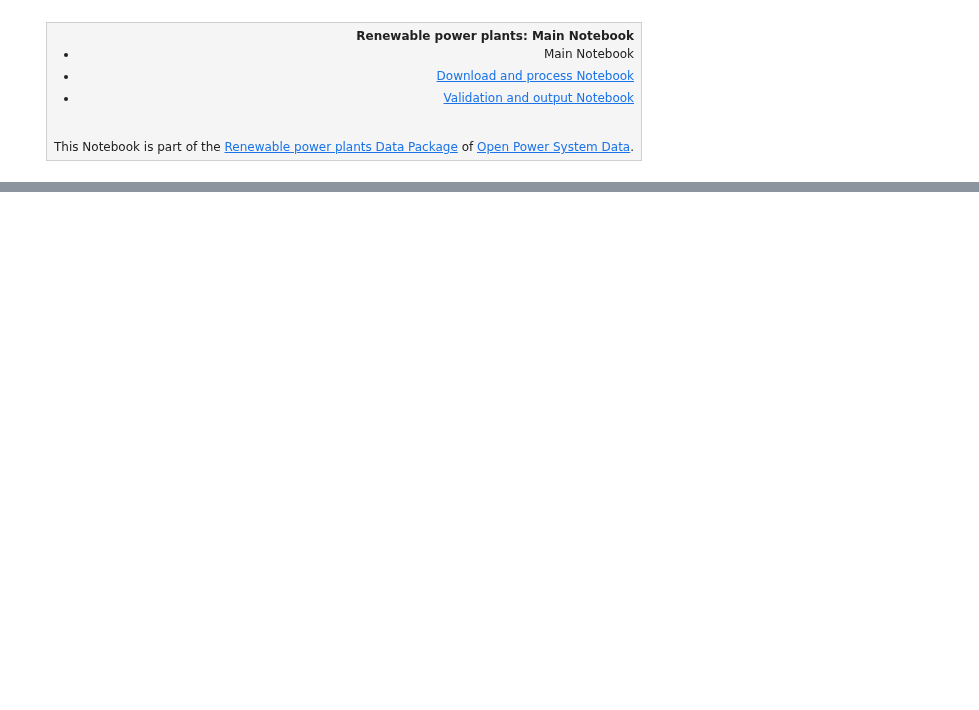
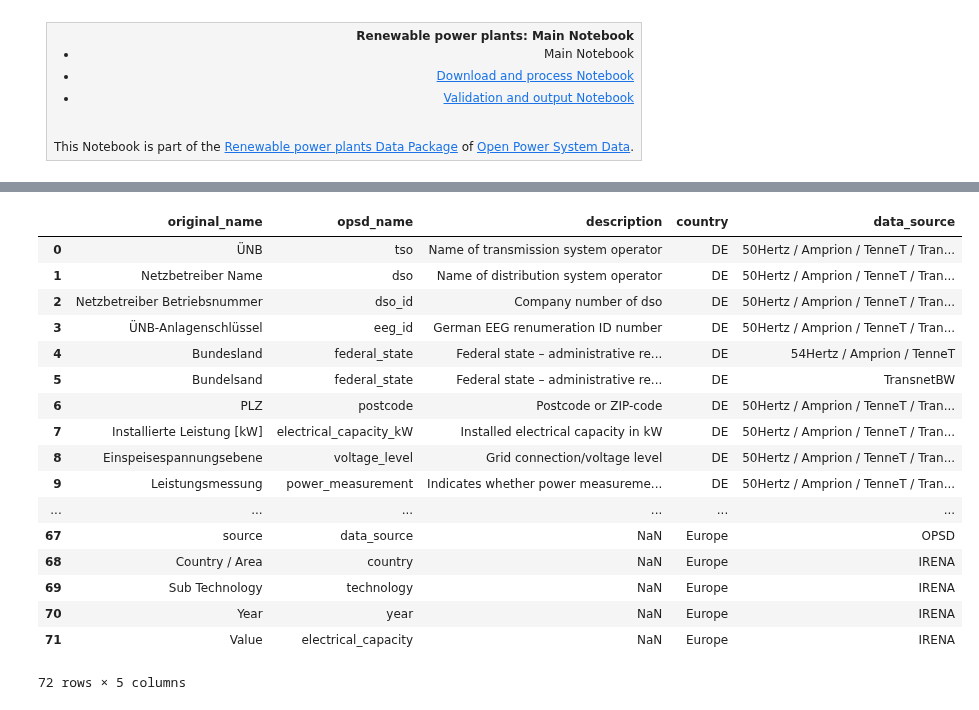
Before and after one commit to Open-Power-System-Data/renewable_power_plants, a Jupyter notebook: main.ipynb, the cells around one changed output, grey strips where cells are left out. Saved outputs shown, nothing was run; the diff lists cells and outputs as text; code cells hidden in the pictures; blank space fills up the shorter version.

Commit message:
updated naming conventions and import of tables into the main via pandas

```diff
--- a/main.ipynb
+++ b/main.ipynb
@@ -1238,0 +77,22 @@ This Jupyter Notebook as well as all other documents in this repository is publi
+# %%
+import pandas as pd
+pd.read_csv('input/column_translation_list.csv')
+# %% [output]
+|  | original_name | opsd_name | description | country | data_source |
+| 0 | ÜNB | tso | Name of transmission system operator | DE | 50Hertz / Amprion / TenneT / Tran... |
+| 1 | Netzbetreiber Name | dso | Name of distribution system operator | DE | 50Hertz / Amprion / TenneT / Tran... |
+| 2 | Netzbetreiber Betriebsnummer | dso_id | Company number of dso | DE | 50Hertz / Amprion / TenneT / Tran... |
+| 3 | ÜNB-Anlagenschlüssel | eeg_id | German EEG renumeration ID number | DE | 50Hertz / Amprion / TenneT / Tran... |
+| 4 | Bundesland | federal_state | Federal state – administrative re... | DE | 54Hertz / Amprion / TenneT |
+| 5 | Bundelsand | federal_state | Federal state – administrative re... | DE | TransnetBW |
+| 6 | PLZ | postcode | Postcode or ZIP-code | DE | 50Hertz / Amprion / TenneT / Tran... |
+| 7 | Installierte Leistung [kW] | electrical_capacity_kW | Installed electrical capacity in kW | DE | 50Hertz / Amprion / TenneT / Tran... |
+| 8 | Einspeisespannungsebene | voltage_level | Grid connection/voltage level | DE | 50Hertz / Amprion / TenneT / Tran... |
+| 9 | Leistungsmessung | power_measurement | Indicates whether power measureme... | DE | 50Hertz / Amprion / TenneT / Tran... |
+| ... | ... | ... | ... | ... | ... |
+| 67 | source | data_source | NaN | Europe | OPSD |
+| 68 | Country / Area | country | NaN | Europe | IRENA |
+| 69 | Sub Technology | technology | NaN | Europe | IRENA |
+| 70 | Year | year | NaN | Europe | IRENA |
+| 71 | Value | electrical_capacity | NaN | Europe | IRENA |
+72 rows × 5 columns
```
Also changed, not shown: parts of 6 cells of this notebook.
